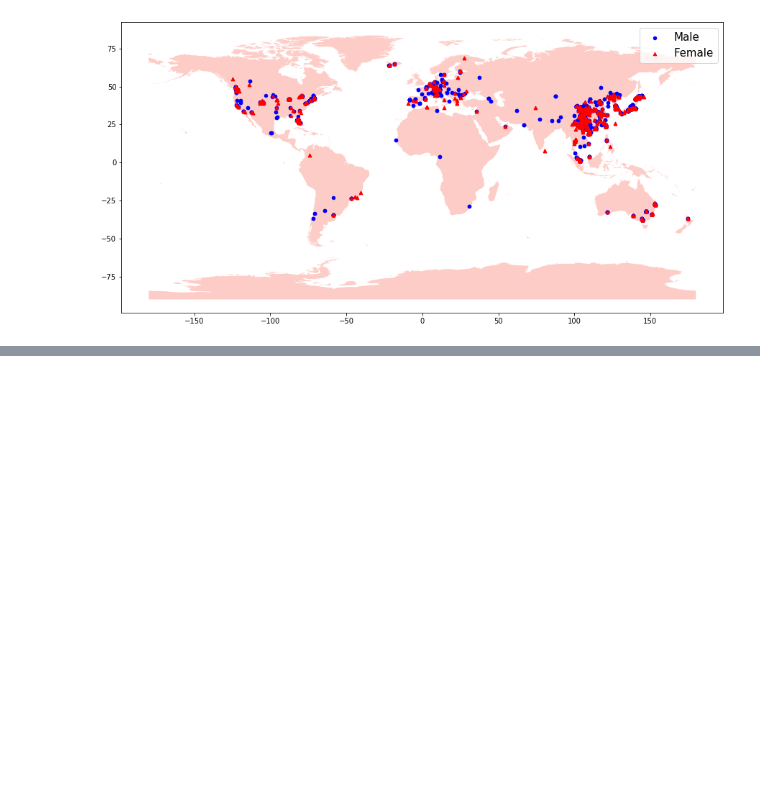
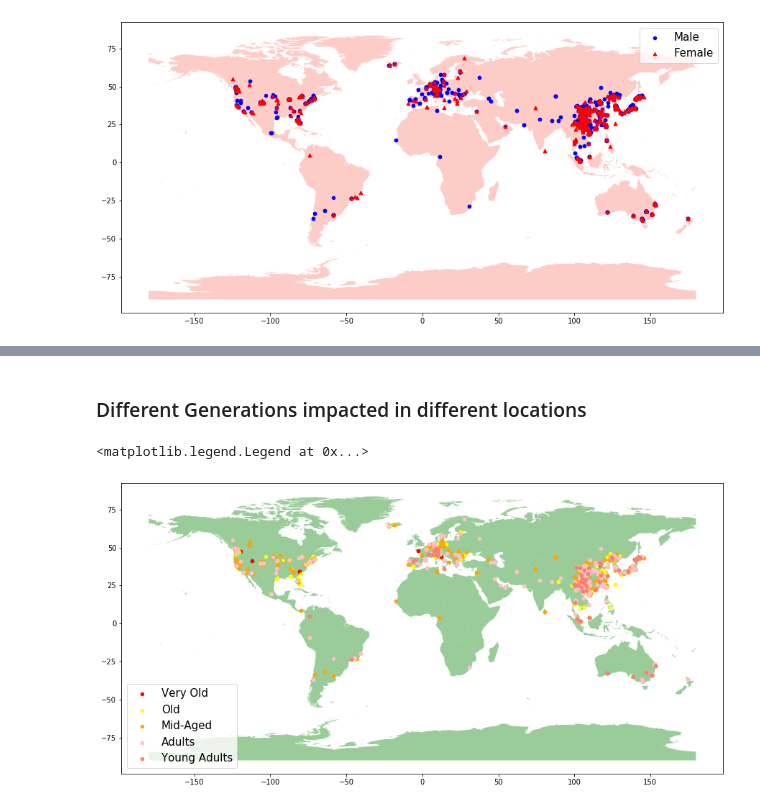
Before and after one commit to naashonomics/covid19_data_hacks, a Jupyter notebook: covid 19 visualizations.ipynb, the cells around one changed output, grey strips where cells are left out. Saved outputs shown, nothing was run; the diff lists cells and outputs as text; code cells hidden in the pictures; blank space fills up the shorter version.

```diff
--- a/covid 19 visualizations.ipynb
+++ b/covid 19 visualizations.ipynb
@@ -240,0 +329,14 @@ plt.legend(prop={'size':15})
+# %% [markdown]
+### Different Generations impacted in different locations
+# %%
+fig,ax=plt.subplots(figsize=(15,15))
+countries.plot(ax=ax,alpha=0.4,color="green")
+geo_df[geo_df['generation']=="Very Old"].plot(ax=ax,markersize=20,color="red",label="Very Old")
+geo_df[geo_df['generation']=="Old"].plot(ax=ax,markersize=20,color="yellow",label="Old")
+geo_df[geo_df['generation']=="Mid-Aged"].plot(ax=ax,markersize=20,color="orange",label="Mid-Aged")
+geo_df[geo_df['generation']=="Adults"].plot(ax=ax,markersize=20,color="pink",label="Adults")
+geo_df[geo_df['generation']=="Young Adults"].plot(ax=ax,markersize=20,color="salmon",label="Young Adults")
+plt.legend(prop={'size':15})
+# %% [output]
+<matplotlib.legend.Legend at 0x...>
+[figure, added]
```
Also changed, not shown: parts of 10 cells of this notebook.
